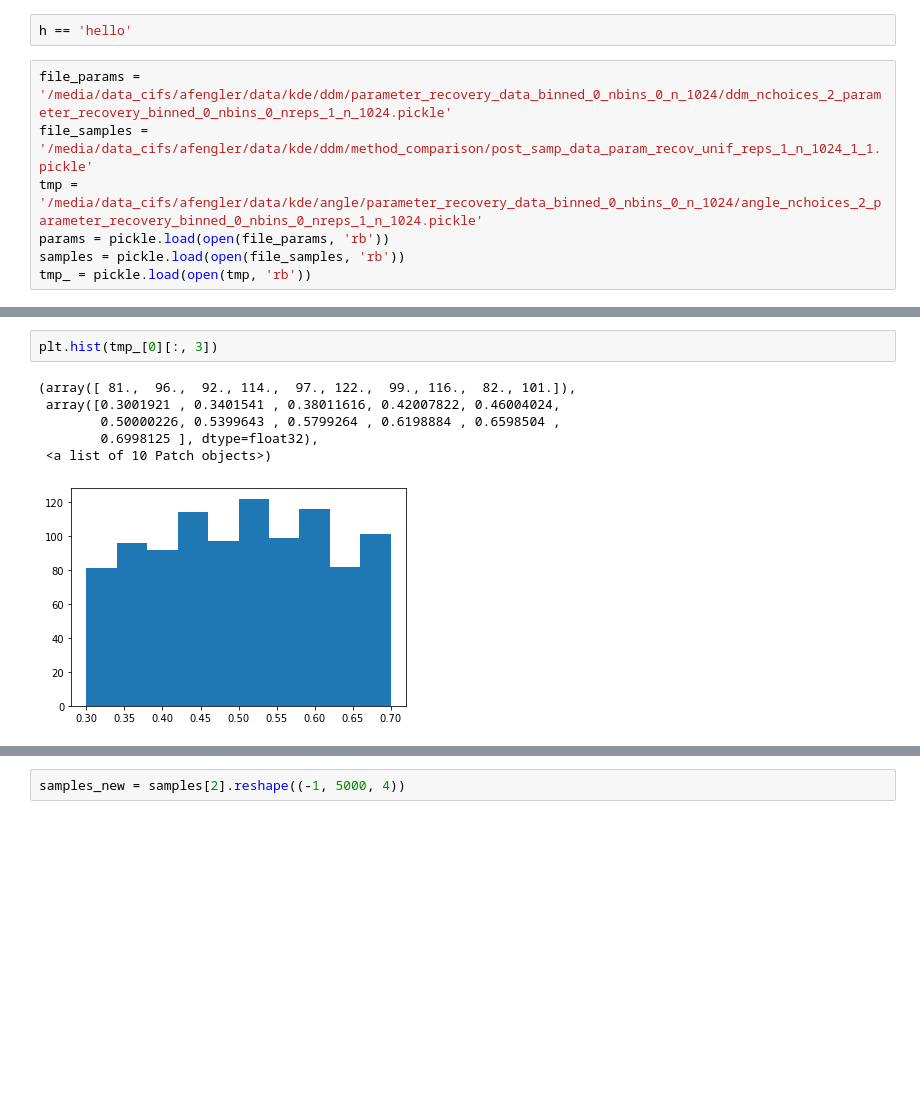
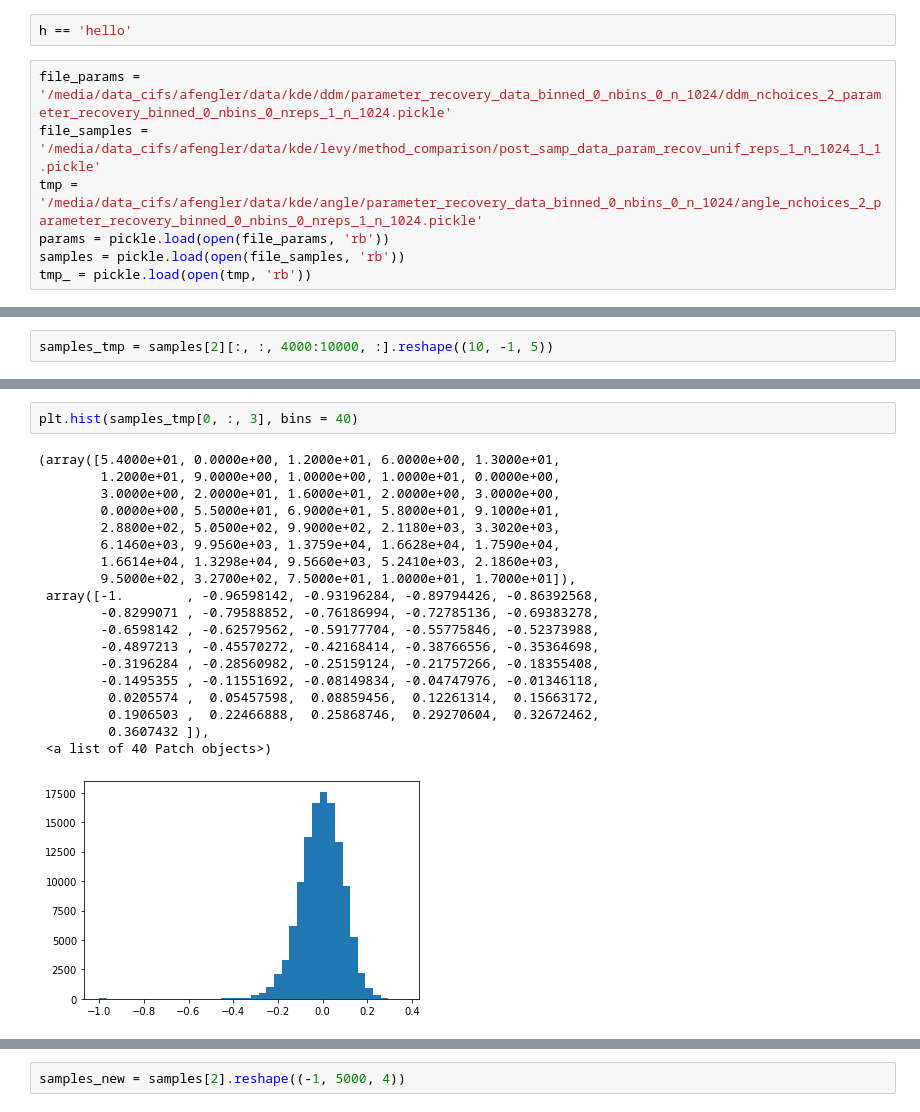
Before and after one commit to AlexanderFengler/nn_likelihoods, a Jupyter notebook: tests_samplers.ipynb, the cells around one changed output, grey strips where cells are left out. Cells and saved outputs as stored; diff of their text form; blank space fills up the shorter version.

```diff
--- a/tests_samplers.ipynb
+++ b/tests_samplers.ipynb
@@ -110,7 +110,7 @@ h = 0
 h == 'hello'
 # %%
 file_params = '/media/data_cifs/afengler/data/kde/ddm/parameter_recovery_data_binned_0_nbins_0_n_1024/ddm_nchoices_2_parameter_recovery_binned_0_nbins_0_nreps_1_n_1024.pickle'
-file_samples = '/media/data_cifs/afengler/data/kde/ddm/method_comparison/post_samp_data_param_recov_unif_reps_1_n_1024_1_1.pickle'
+file_samples = '/media/data_cifs/afengler/data/kde/levy/method_comparison/post_samp_data_param_recov_unif_reps_1_n_1024_1_1.pickle'
 tmp = '/media/data_cifs/afengler/data/kde/angle/parameter_recovery_data_binned_0_nbins_0_n_1024/angle_nchoices_2_parameter_recovery_binned_0_nbins_0_nreps_1_n_1024.pickle'
 params = pickle.load(open(file_params, 'rb'))
 samples = pickle.load(open(file_samples, 'rb'))
@@ -117,0 +177,2 @@ tmp_ = pickle.load(open(tmp, 'rb'))
+# %%
+samples_tmp = samples[2][:, :, 4000:10000, :].reshape((10, -1, 5))
@@ -118,9 +328,22 @@ tmp_ = pickle.load(open(tmp, 'rb'))
 # %%
-plt.hist(tmp_[0][:, 3])
+plt.hist(samples_tmp[0, :, 3], bins = 40)
 # %% [output]
-(array([ 81.,  96.,  92., 114.,  97., 122.,  99., 116.,  82., 101.]),
- array([0.3001921 , 0.3401541 , 0.38011616, 0.42007822, 0.46004024,
-        0.50000226, 0.5399643 , 0.5799264 , 0.6198884 , 0.6598504 ,
-        0.6998125 ], dtype=float32),
- <a list of 10 Patch objects>)
+(array([5.4000e+01, 0.0000e+00, 1.2000e+01, 6.0000e+00, 1.3000e+01,
+        1.2000e+01, 9.0000e+00, 1.0000e+00, 1.0000e+01, 0.0000e+00,
+        3.0000e+00, 2.0000e+01, 1.6000e+01, 2.0000e+00, 3.0000e+00,
+        0.0000e+00, 5.5000e+01, 6.9000e+01, 5.8000e+01, 9.1000e+01,
+        2.8800e+02, 5.0500e+02, 9.9000e+02, 2.1180e+03, 3.3020e+03,
+        6.1460e+03, 9.9560e+03, 1.3759e+04, 1.6628e+04, 1.7590e+04,
+        1.6614e+04, 1.3298e+04, 9.5660e+03, 5.2410e+03, 2.1860e+03,
+        9.5000e+02, 3.2700e+02, 7.5000e+01, 1.0000e+01, 1.7000e+01]),
+ array([-1.        , -0.96598142, -0.93196284, -0.89794426, -0.86392568,
+        -0.8299071 , -0.79588852, -0.76186994, -0.72785136, -0.69383278,
+        -0.6598142 , -0.62579562, -0.59177704, -0.55775846, -0.52373988,
+        -0.4897213 , -0.45570272, -0.42168414, -0.38766556, -0.35364698,
+        -0.3196284 , -0.28560982, -0.25159124, -0.21757266, -0.18355408,
+        -0.1495355 , -0.11551692, -0.08149834, -0.04747976, -0.01346118,
+         0.0205574 ,  0.05457598,  0.08859456,  0.12261314,  0.15663172,
+         0.1906503 ,  0.22466888,  0.25868746,  0.29270604,  0.32672462,
+         0.3607432 ]),
+ <a list of 40 Patch objects>)
-[figure, old version]
+[figure, new version]
```
Also changed, not shown: parts of 34 cells of this notebook, 5 other files.
